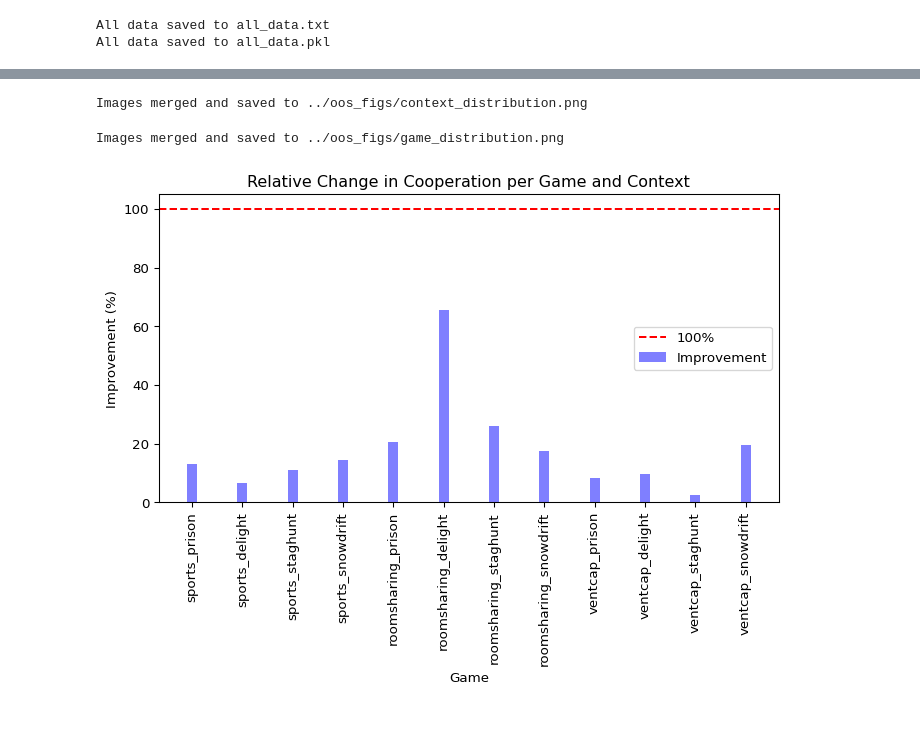
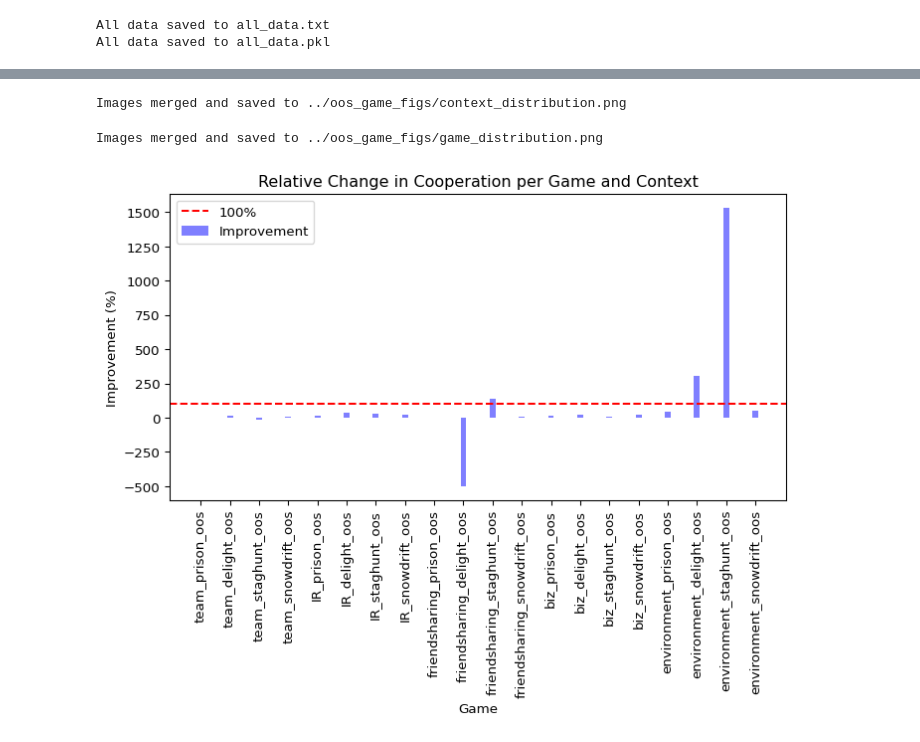
Before and after one commit to sepehrilami/LFB, a Jupyter notebook: notebooks/oos_game_analysis.ipynb, the cells around one changed output, grey strips where cells are left out. Drawn from its saved outputs; the diff is of its cells as text; code cells hidden in the pictures.

Commit message:
added and visualized oos-game results

```diff
--- a/notebooks/oos_game_analysis.ipynb
+++ b/notebooks/oos_game_analysis.ipynb
@@ -10,9 +10,9 @@ from PIL import Image
 
 # Sample data dictionary (replace this with your actual data)
 
-llm = '7b-fixed'
+llm = '70b-fixed'
 
-data = pickle.load(open(os.path.join("../oos-context/", llm+"-results-oos.txt"), "rb" ))
+data = pickle.load(open(os.path.join("../oos_game/", llm+"-results-oog.txt"), "rb" ))
 
 # data type
 print(type(data))
@@ -46,7 +46,7 @@ def show_distribution(data):
 distribution = show_distribution(data)
 
 # save the distribution to a .txt file
-with open(os.path.join("../oos-context/", llm+"_distribution.txt"), "x") as f:
+with open(os.path.join("../oos_game/", llm+"_distribution.txt"), "x") as f:
     for key in distribution.keys():
         # write each line like this: key: {item1: count1, item2: count2}
         f.write(key + ': ' + str(distribution[key]) + '\n')
@@ -76,17 +76,17 @@ def read_distribution(file_path):
 all_data = {}
 llms = ['7b-fixed', '7b-fined', '70b-fixed']
 for llm in llms:
-    distribution = read_distribution(os.path.join("../oos-context", llm+"_distribution.txt"))
+    distribution = read_distribution(os.path.join("../oos_game", llm+"_distribution.txt"))
     all_data[llm] = distribution
 
 # save the all_data dictionary to a .txt file
-with open(os.path.join("../oos-context", "all_data_reasoning.txt"), "w") as f:
+with open(os.path.join("../oos_game", "all_data_reasoning.txt"), "w") as f:
     f.write(str(all_data))
 
 print('All data saved to all_data.txt')
 
 # save to a .pkl file
-pickle.dump(all_data, open(os.path.join("../oos-context", "all_data_reasoning.pkl"), "wb"))
+pickle.dump(all_data, open(os.path.join("../oos_game", "all_data_reasoning.pkl"), "wb"))
 
 print('All data saved to all_data.pkl')
 # %% [output]
@@ -274,9 +278,9 @@ def merge_images(folder_path, output_path):
     new_image.save(output_path)
     print('Images merged and saved to ' + output_path)
 
-merge_images(os.path.join("../oos_figs/context"), os.path.join("../oos_figs", "context_distribution.png"))
+merge_images(os.path.join("../oos_game_figs/context"), os.path.join("../oos_game_figs", "context_distribution.png"))
 # %% [output]
-Images merged and saved to ../oos_figs/context_distribution.png
+Images merged and saved to ../oos_game_figs/context_distribution.png
 # %%
 def merge_images_of_four(folder_path, output_path):
     # merge four .png files into one .png file, using the following layout:
@@ -308,40 +312,59 @@ def merge_images_of_four(folder_path, output_path):
     new_image.save(output_path)
     print('Images merged and saved to ' + output_path)
 
-merge_images_of_four(os.path.join("../oos_figs/game"), os.path.join("../oos_figs", "game_distribution.png"))
+merge_images_of_four(os.path.join("../oos_game_figs/game"), os.path.join("../oos_game_figs", "game_distribution.png"))
 # %% [output]
-Images merged and saved to ../oos_figs/game_distribution.png
+Images merged and saved to ../oos_game_figs/game_distribution.png
 # %%
 # for each game and context, the goal of finetuning was to reach the results of the 70b model
 # so the initial model is 7b_org, the finetuned model is 7b_finetuned, and the target model is 70b
 # given this, compare the progress of 7b_org and 7b_finetuned towards 70b by this formula:
 # progress = (7b_finetuned - 7b_org) / (70b - 7b_org) * 100
 
 def compare_progress(all_data, keys):
     my_dpi = 96
     plt.figure(figsize=(800/my_dpi, 400/my_dpi), dpi=my_dpi)
 
     # plt.figure(figsize=(10, 5))
     bar_width = 0.2
     bar_positions = []
 
     progress = [(all_data['7b-fined'][key]['  C'] - all_data['7b-fixed'][key]['  C']) / (all_data['70b-fixed'][key]['  C'] - all_data['7b-fixed'][key]['  C']) * 100 for key in keys]
     x = [pos for pos in range(len(keys))]
+
+    new_keys = keys.copy()
+    # # drop these keys from x and progress
+    # # environment_staghunt_oos, environment_delight_oos, friendsharing_staghunt_oos, friendsharing_delight_oos
+    # new_keys.remove('environment_staghunt_oos')
+    # new_keys.remove('environment_delight_oos')
+    # new_keys.remove('friendsharing_staghunt_oos')
+    # new_keys.remove('friendsharing_delight_oos')
+    # progress.pop(keys.index('environment_staghunt_oos'))
+    # progress.pop(keys.index('environment_delight_oos'))
+    # progress.pop(keys.index('friendsharing_staghunt_oos'))
+    # progress.pop(keys.index('friendsharing_delight_oos'))
+
+    # set the x positions for bars
+    x = [pos for pos in range(len(new_keys))]
+
+
+
+
     plt.bar(x, progress, width=bar_width, alpha=0.5, label='Improvement', color='blue')
     # draw a line at y=100
     plt.axhline(y=100, color='red', linestyle='--', label='100%')
     # plot logaritmic scale
     # plt.yscale('log')
     # plt.axhline(y=0, color='black', linestyle='--', label='0%')
     plt.xticks([pos for pos in range(len(keys))], keys, rotation=90)
     plt.xlabel('Game')
     plt.ylabel('Improvement (%)')
     plt.title('Relative Change in Cooperation per Game and Context')
     plt.legend(loc='best')
-    plt.savefig(os.path.join("../oos_figs", "improvement.png"), dpi=my_dpi)
+    # plt.savefig(os.path.join("../oos_game_figs", "improvement.png"), dpi=my_dpi)
     plt.show()
 
 
 compare_progress(all_data, keys)
 # %% [output]
-[figure, old version]
+[figure, new version]
```
Also changed, not shown: parts of 5 cells of this notebook, 24 other files.
